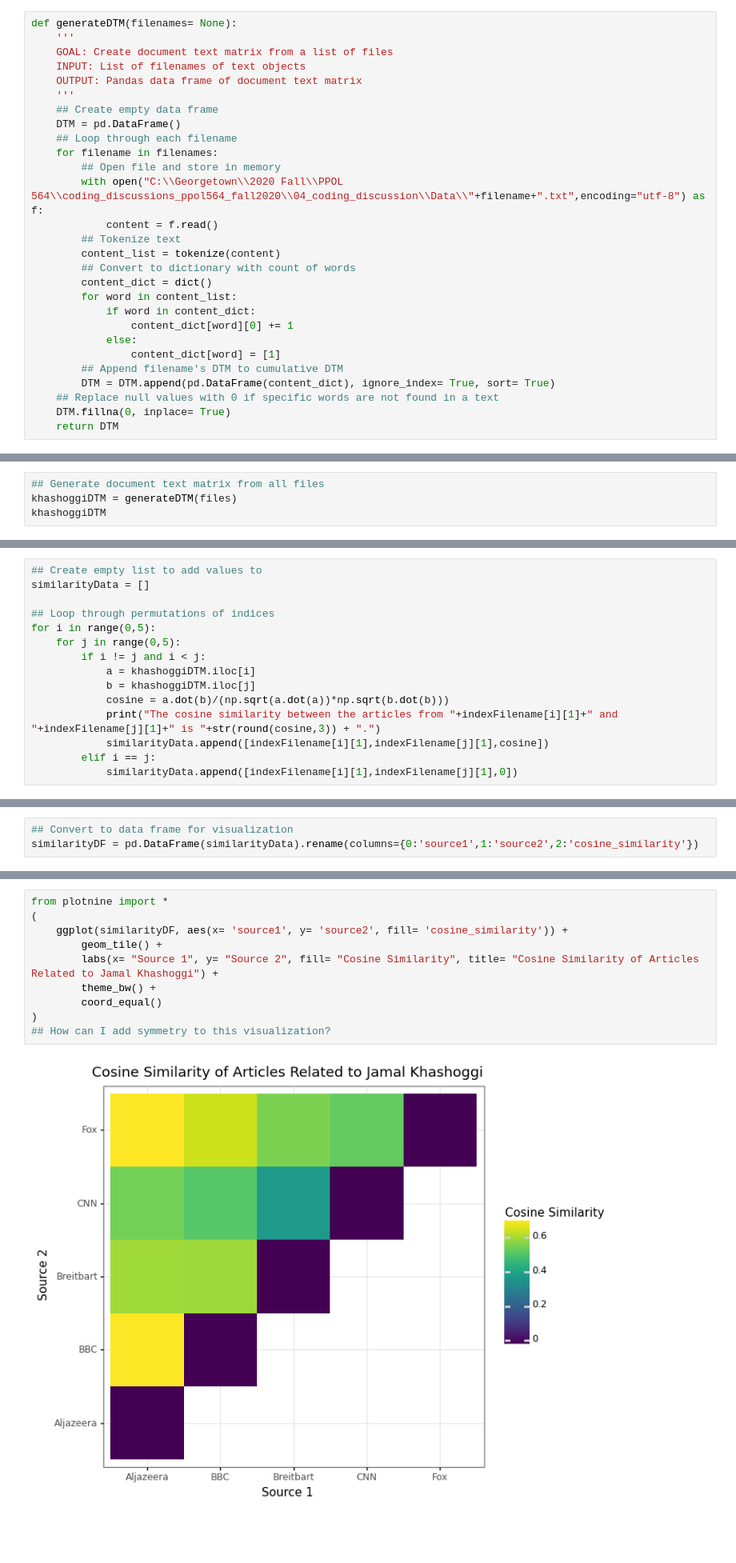
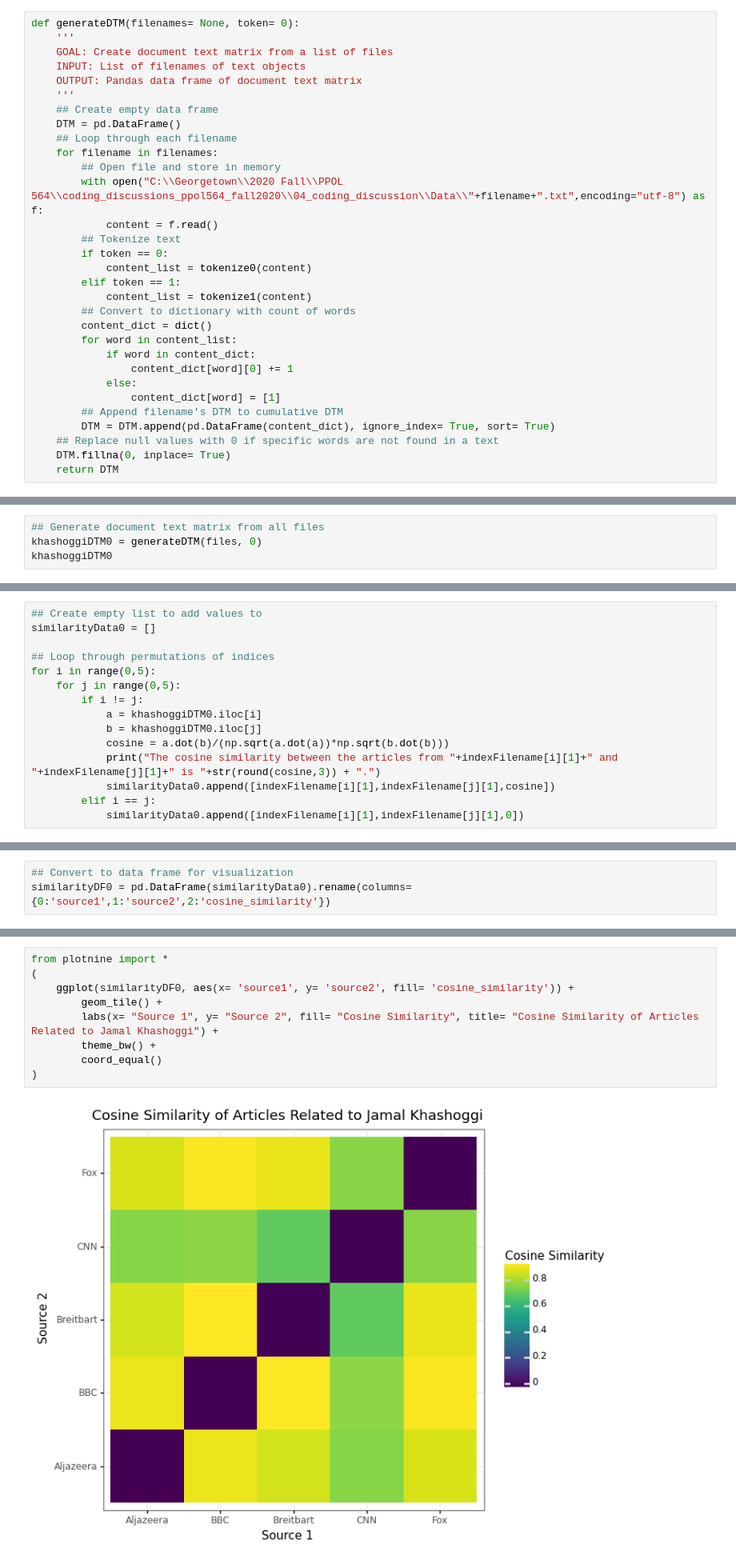
Before and after one commit to edunford/coding_discussions_ppol564_fall2020, a Jupyter notebook: 04_coding_discussion/Submissions/egalla_vince_ve68.ipynb, the cells around one changed output, grey strips where cells are left out. Shown at 80% size. Saved outputs shown, nothing was run; the diff lists cells and outputs as text; blank space fills up the shorter version.

```diff
--- a/04_coding_discussion/Submissions/egalla_vince_ve68.ipynb
+++ b/04_coding_discussion/Submissions/egalla_vince_ve68.ipynb
@@ -77,7 +98,7 @@ def tokenize(text):
     text_list1 = [i for i in text_list0 if i not in stop_list]
     return text_list1
 # %%
-def generateDTM(filenames= None):
+def generateDTM(filenames= None, token= 0):
     '''
     GOAL: Create document text matrix from a list of files
     INPUT: List of filenames of text objects
@@ -91,7 +112,10 @@ def generateDTM(filenames= None):
         with open("C:\\Georgetown\\2020 Fall\\PPOL 564\\coding_discussions_ppol564_fall2020\\04_coding_discussion\\Data\\"+filename+".txt",encoding="utf-8") as f:
             content = f.read()
         ## Tokenize text
-        content_list = tokenize(content)
+        if token == 0:
+            content_list = tokenize0(content)
+        elif token == 1:
+            content_list = tokenize1(content)
         ## Convert to dictionary with count of words
         content_dict = dict()
         for word in content_list:
@@ -109,8 +133,8 @@ def generateDTM(filenames= None):
 files = ["aljazeera-khashoggi","bbc-khashoggi","breitbart-khashoggi","cnn-khashoggi","fox-khashoggi"]
 # %%
 ## Generate document text matrix from all files
-khashoggiDTM = generateDTM(files)
-khashoggiDTM
+khashoggiDTM0 = generateDTM(files, 0)
+khashoggiDTM0
 # %% [output]
 |  | $50bn | (2r) | (90kilometer) | (ak | (cnn) | (l) | (r) | (£385bn) | 1 | 11 | ... |
 | 0 | 0.0 | 0.0 | 0.0 | 1.0 | 0.0 | 0.0 | 0.0 | 0.0 | 0.0 | 0.0 | ... |
@@ -124,17 +148,17 @@ khashoggiDTM
 indexFilename = [[0,"Aljazeera"],[1,"BBC"],[2,"Breitbart"],[3,"CNN"],[4,"Fox"]]
 # %%
 ## Create empty list to add values to
-similarityData = []
+similarityData0 = []
 
 ## Loop through permutations of indices
 for i in range(0,5):
     for j in range(0,5):
-        if i != j and i < j:
-            a = khashoggiDTM.iloc[i]
-            b = khashoggiDTM.iloc[j]
+        if i != j:
+            a = khashoggiDTM0.iloc[i]
+            b = khashoggiDTM0.iloc[j]
             cosine = a.dot(b)/(np.sqrt(a.dot(a))*np.sqrt(b.dot(b)))
             print("The cosine similarity between the articles from "+indexFilename[i][1]+" and "+indexFilename[j][1]+" is "+str(round(cosine,3)) + ".")
-            similarityData.append([indexFilename[i][1],indexFilename[j][1],cosine])
+            similarityData0.append([indexFilename[i][1],indexFilename[j][1],cosine])
         elif i == j:
-            similarityData.append([indexFilename[i][1],indexFilename[j][1],0])
+            similarityData0.append([indexFilename[i][1],indexFilename[j][1],0])
 # %% [output]
@@ -151,5 +185,5 @@ The cosine similarity between the articles from CNN and Fox is 0.517.
 # %%
 ## Convert to data frame for visualization
-similarityDF = pd.DataFrame(similarityData).rename(columns={0:'source1',1:'source2',2:'cosine_similarity'})
+similarityDF0 = pd.DataFrame(similarityData0).rename(columns={0:'source1',1:'source2',2:'cosine_similarity'})
 # %%
 ## Resort by cosine similarity
@@ -174,12 +209,11 @@ similarityDF.sort_values(by= 'cosine_similarity')
 # %%
 from plotnine import *
 (
-    ggplot(similarityDF, aes(x= 'source1', y= 'source2', fill= 'cosine_similarity')) +
+    ggplot(similarityDF0, aes(x= 'source1', y= 'source2', fill= 'cosine_similarity')) +
         geom_tile() +
         labs(x= "Source 1", y= "Source 2", fill= "Cosine Similarity", title= "Cosine Similarity of Articles Related to Jamal Khashoggi") +
         theme_bw() +
         coord_equal()
 )
-## How can I add symmetry to this visualization?
 # %% [output]
-[figure, old version]
+[figure, new version]
```
Also changed, not shown: parts of 12 cells of this notebook.
